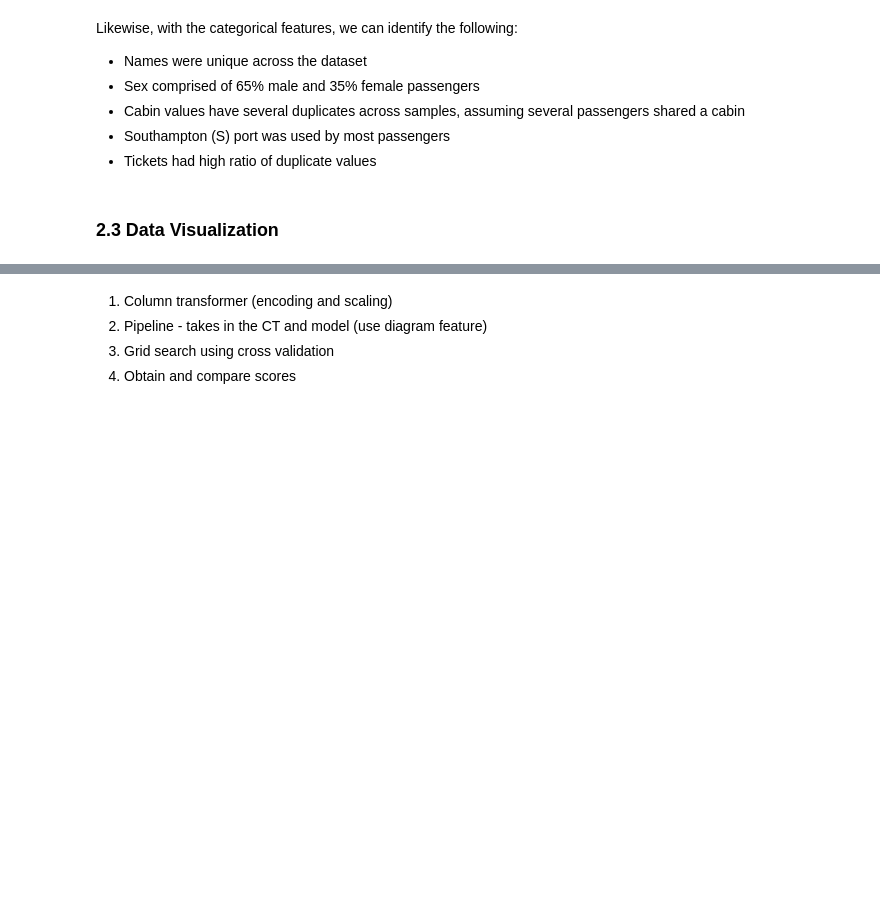
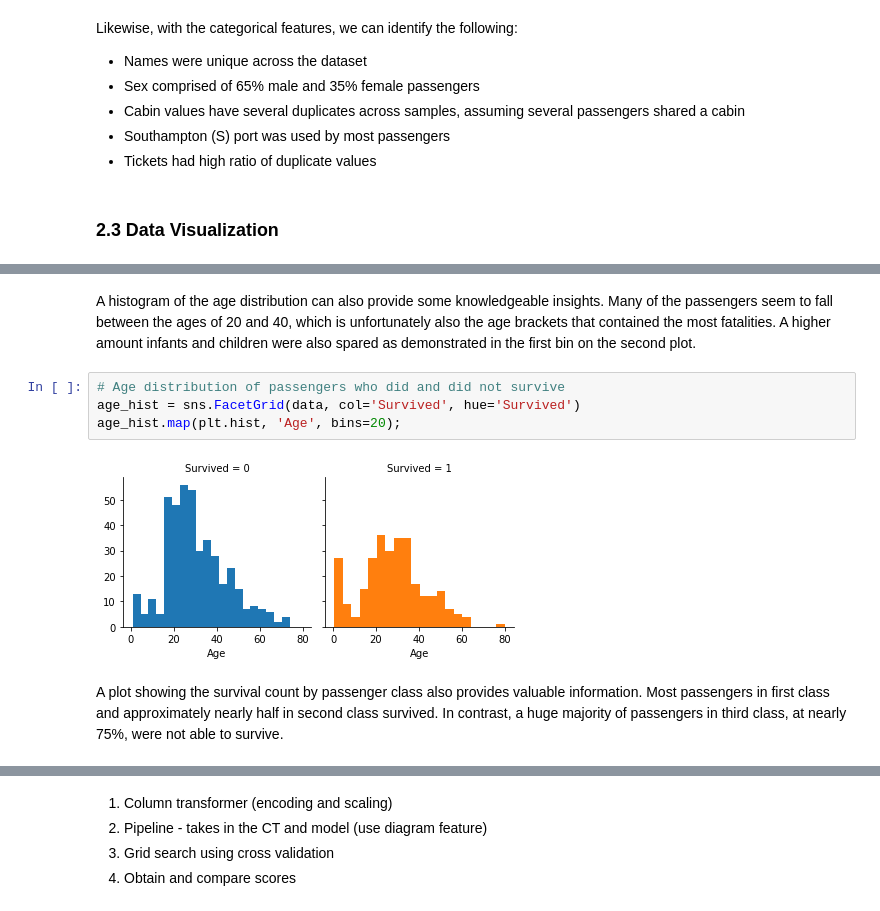
Before and after one commit to acsaeng/kaggle-titanic-ml-competition, a Jupyter notebook: project.ipynb, the cells around one changed output, grey strips where cells are left out. Drawn from its saved outputs; the diff is of its cells as text; blank space fills up the shorter version.

```diff
--- a/project.ipynb
+++ b/project.ipynb
@@ -172,0 +154,10 @@ Likewise, with the categorical features, we can identify the following:
+# %% [markdown]
+A histogram of the age distribution can also provide some knowledgeable insights. Many of the passengers seem to fall between the ages of 20 and 40, which is unfortunately also the age brackets that contained the most fatalities. A higher amount infants and children were also spared as demonstrated in the first bin on the second plot.
+# %%
+# Age distribution of passengers who did and did not survive
+age_hist = sns.FacetGrid(data, col='Survived', hue='Survived')
+age_hist.map(plt.hist, 'Age', bins=20);
+# %% [output]
+[figure, added]
+# %% [markdown]
+A plot showing the survival count by passenger class also provides valuable information. Most passengers in first class and approximately nearly half in second class survived. In contrast, a huge majority of passengers in third class, at nearly 75%, were not able to survive.
```
Also changed, not shown: parts of 59 cells of this notebook, 2 other files.
